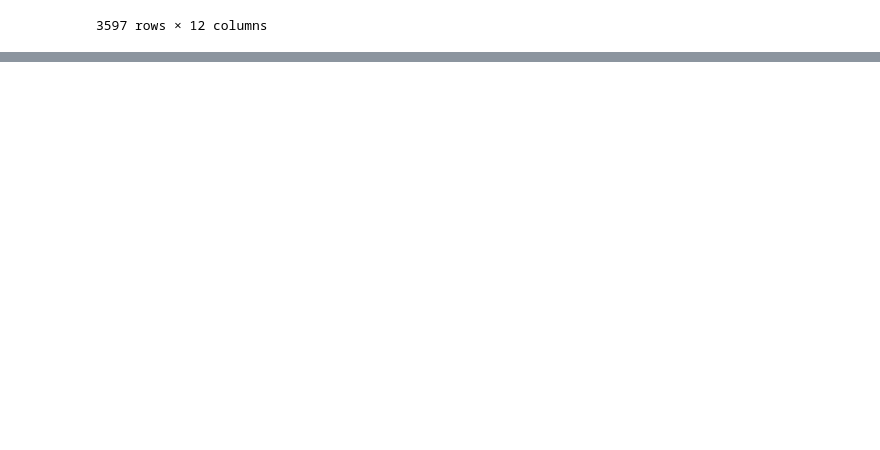
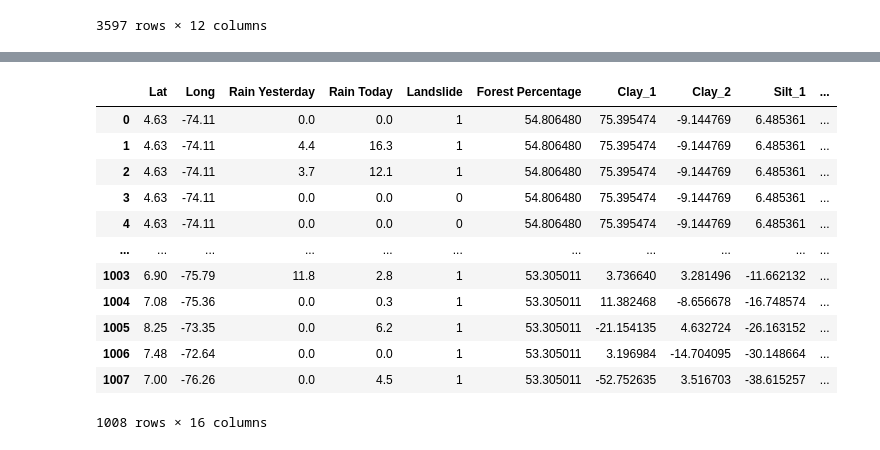
Before and after one commit to ryandschaefer/colombia-landslides, a Jupyter notebook: src/data_collection.ipynb, the cells around one changed output, grey strips where cells are left out. Drawn from its saved outputs; the diff is of its cells as text; code cells hidden in the pictures; blank space fills up the shorter version.

```diff
--- a/src/data_collection.ipynb
+++ b/src/data_collection.ipynb
@@ -568,0 +559,14 @@ df_soil
+# %%
+df_rainfall = pd.read_csv("../datasets/checkpoints/rainfall_all.csv")
+df_forest = pd.read_csv("../datasets/checkpoints/forest.csv")
+df_soil = pd.read_csv("../datasets/checkpoints/soil.csv")
+# %%
+df_rainfall["Occurrence Date"] = pd.to_datetime(df_rainfall["Occurrence Date"])
+df_rainfall["Year"] = df_rainfall["Occurrence Date"].dt.year
+df_rainfall.drop(
+    ["Occurrence Date", "Department", "Municipality",
+     "Confidence ratio (km)", "Deaths", "Trigger", "Source"],
+    axis = 1,
+    inplace = True
+)
+df_rainfall
@@ -568,0 +587,7 @@ df_soil
+# %%
+df = pd.merge(
+    df_rainfall,
+    df_forest,
+    on = "Year"
+)
+df
@@ -568,0 +608,38 @@ df_soil
+# %%
+indices = []
+for i, row in df.iterrows():
+    df_soil["Lat Distance"] = np.abs(df_soil["Lat"] - row["Lat"])
+    df_soil["Long Distance"] = np.abs(df_soil["Long"] - row["Long"])
+    df_soil["Distance"] = df_soil["Lat Distance"] + df_soil["Long Distance"]
+    df_soil.sort_values("Distance", inplace = True)
+    indices.append(df_soil.index[0])
+
+df_soil.drop(
+    ["Lat", "Long", "Lat Distance", "Long Distance", "Distance"],
+    axis = 1,
+    inplace = True
+)
+df_soil.reset_index(inplace = True)
+df["index"] = indices
+df = pd.merge(
+    df,
+    df_soil,
+    on = "index"
+)
+df.drop(["index", "Year"], axis = 1, inplace = True)
+
+df
+# %% [output]
+|  | Lat | Long | Rain Yesterday | Rain Today | Landslide | Forest Percentage | Clay_1 | Clay_2 | Silt_1 | ... |
+| 0 | 4.63 | -74.11 | 0.0 | 0.0 | 1 | 54.806480 | 75.395474 | -9.144769 | 6.485361 | ... |
+| 1 | 4.63 | -74.11 | 4.4 | 16.3 | 1 | 54.806480 | 75.395474 | -9.144769 | 6.485361 | ... |
+| 2 | 4.63 | -74.11 | 3.7 | 12.1 | 1 | 54.806480 | 75.395474 | -9.144769 | 6.485361 | ... |
+| 3 | 4.63 | -74.11 | 0.0 | 0.0 | 0 | 54.806480 | 75.395474 | -9.144769 | 6.485361 | ... |
+| 4 | 4.63 | -74.11 | 0.0 | 0.0 | 0 | 54.806480 | 75.395474 | -9.144769 | 6.485361 | ... |
+| ... | ... | ... | ... | ... | ... | ... | ... | ... | ... | ... |
+| 1003 | 6.90 | -75.79 | 11.8 | 2.8 | 1 | 53.305011 | 3.736640 | 3.281496 | -11.662132 | ... |
+| 1004 | 7.08 | -75.36 | 0.0 | 0.3 | 1 | 53.305011 | 11.382468 | -8.656678 | -16.748574 | ... |
+| 1005 | 8.25 | -73.35 | 0.0 | 6.2 | 1 | 53.305011 | -21.154135 | 4.632724 | -26.163152 | ... |
+| 1006 | 7.48 | -72.64 | 0.0 | 0.0 | 1 | 53.305011 | 3.196984 | -14.704095 | -30.148664 | ... |
+| 1007 | 7.00 | -76.26 | 0.0 | 4.5 | 1 | 53.305011 | -52.752635 | 3.516703 | -38.615257 | ... |
+1008 rows × 16 columns
```
Also changed, not shown: parts of 15 cells of this notebook, 12 other files.
